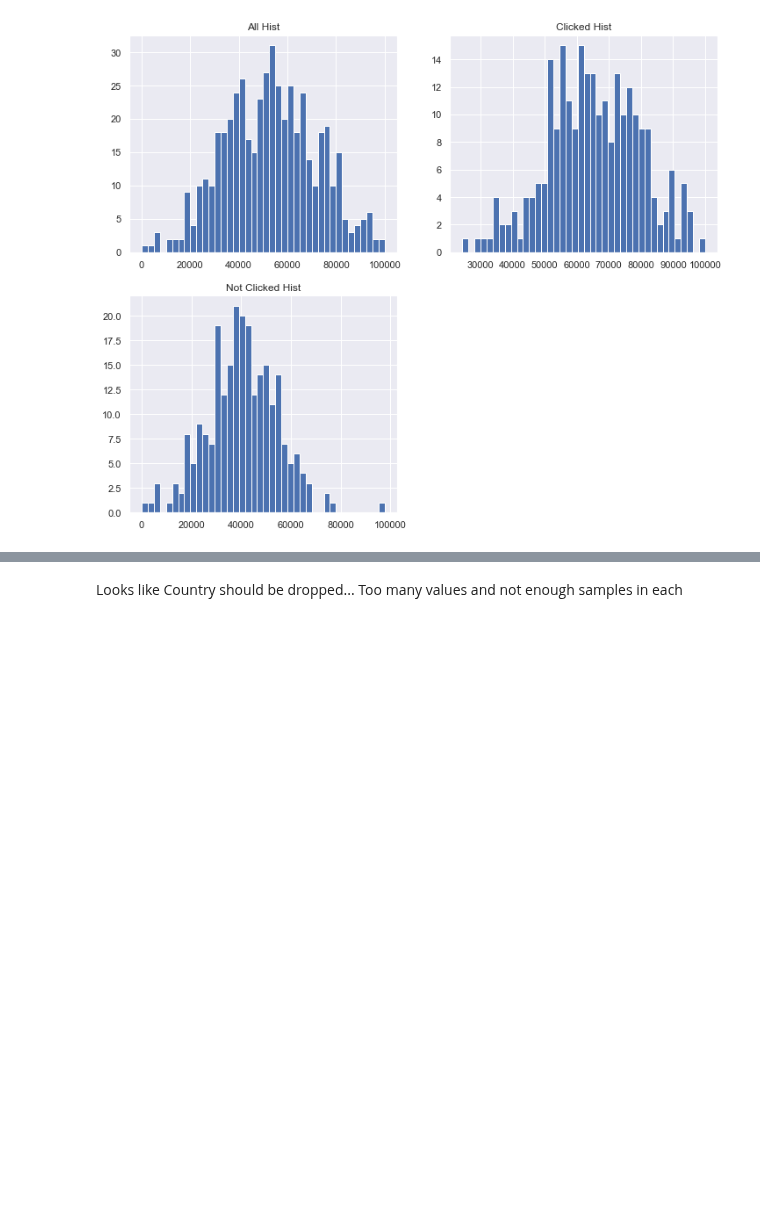
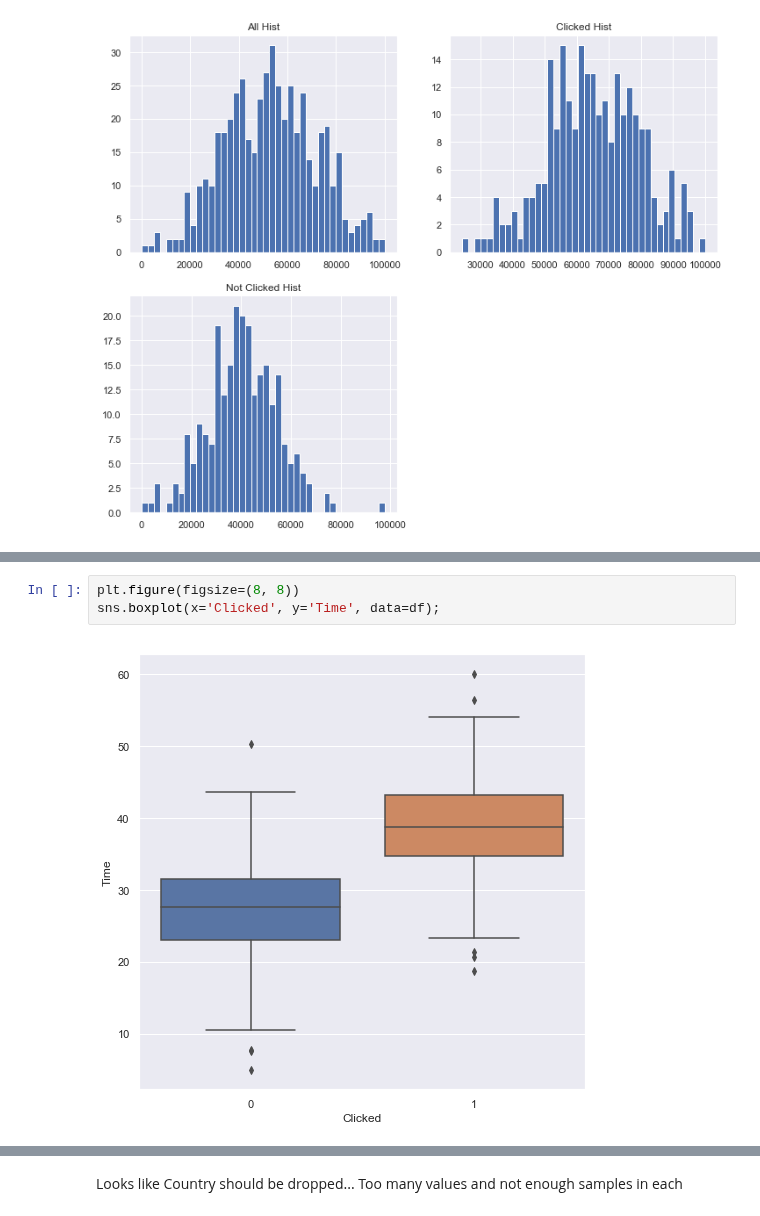
Before and after one commit to jacobskr/ML_Python, a Jupyter notebook: Machine Learning Classification Bootcamp/Logistic Regression/Logistic Regression - Predict Customer Clicks on FB Ads.ipynb, the cells around one changed output, grey strips where cells are left out. Cells and saved outputs as stored; diff of their text form; blank space fills up the shorter version.

```diff
--- a/Machine Learning Classification Bootcamp/Logistic Regression/Logistic Regression - Predict Customer Clicks on FB Ads.ipynb
+++ b/Machine Learning Classification Bootcamp/Logistic Regression/Logistic Regression - Predict Customer Clicks on FB Ads.ipynb
@@ -107,3 +112,8 @@ plt.scatter('Time', 'Salary', data=df, c='Clicked', cmap='inferno');
+# %%
+plt.figure(figsize=(8, 8))
+sns.boxplot(x='Clicked', y='Time', data=df);
+# %% [output]
+[figure, added]
 # %%
 df.Country.value_counts()
 # %% [output]
```
Also changed, not shown: parts of 4 cells of this notebook.
